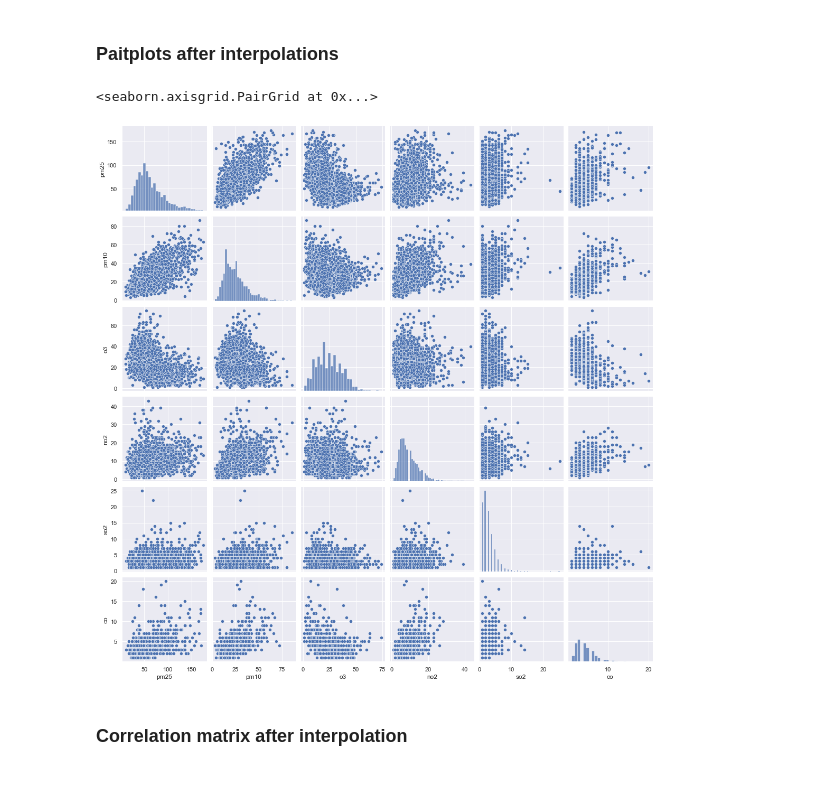
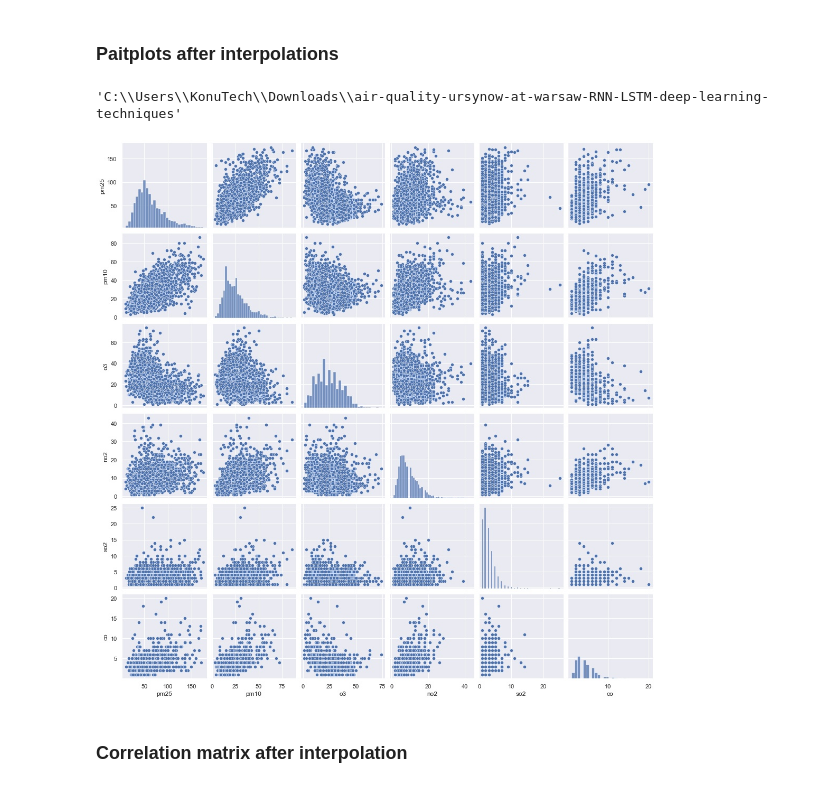
Before and after one commit to KonuTech/air-quality-ursynow-at-warsaw-RNN-LSTM-deep-learning-techniques, a Jupyter notebook: LSTM.ipynb, the cells around one changed output. Cells and saved outputs as stored; diff of their text form; code cells hidden in the pictures.

Commit message:
KonuTech

```diff
--- a/LSTM.ipynb
+++ b/LSTM.ipynb
@@ -203,8 +209,7 @@ floats_without_nulls = choose_imputer_and_visualise_floats(dataframe=df
 <Figure size 432x288 with 0 Axes>
 # %% [markdown]
 ### Paitplots after interpolations
-# %%
-sns.pairplot(df)
-# %% [output]
-<seaborn.axisgrid.PairGrid at 0x...>
-[figure, removed]
+# %%
+os.getcwd()
+# %% [output]
+'C:\\Users\\KonuTech\\Downloads\\air-quality-ursynow-at-warsaw-RNN-LSTM-deep-learning-techniques'
@@ -211,3 +220,7 @@ sns.pairplot(df)
+# %%
+Image(filename='pair_plot_after_interpolation.jpg')
+# %% [output]
+[figure, added]
 # %% [markdown]
 ### Correlation matrix after interpolation
 # %%
```
Also changed, not shown: parts of 101 cells of this notebook, 7 other files.
